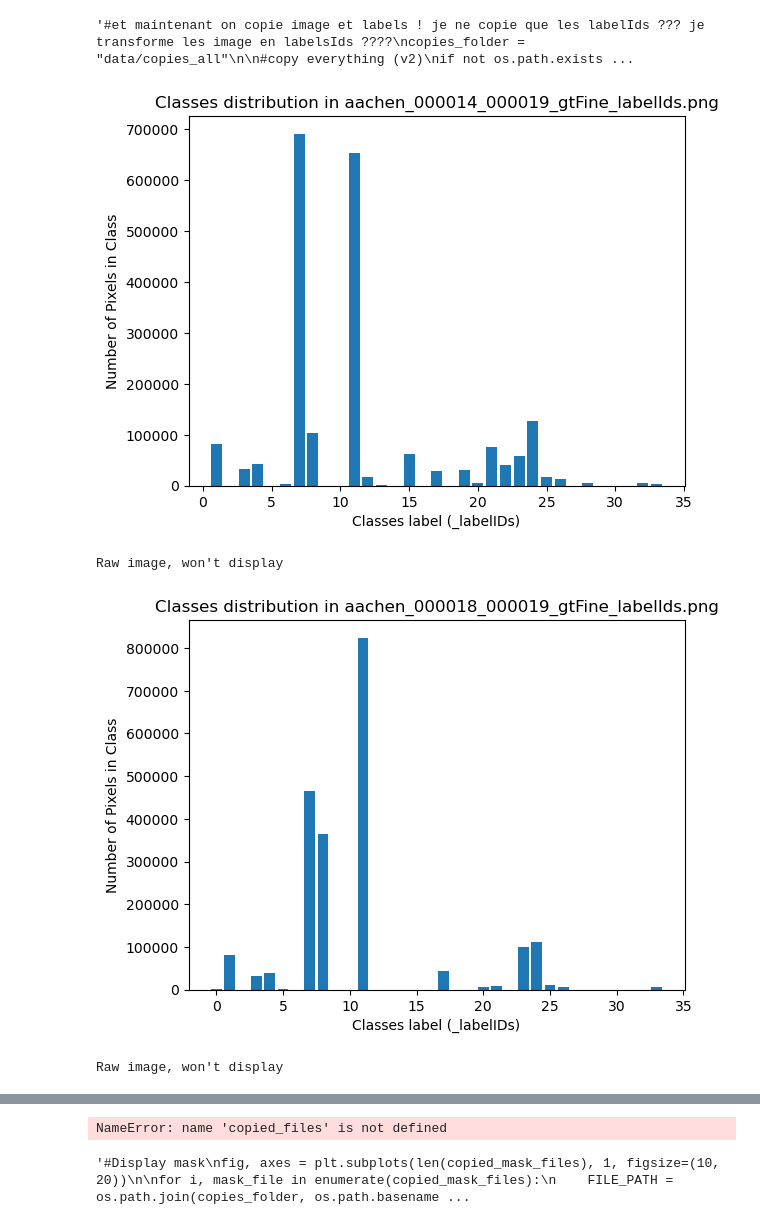
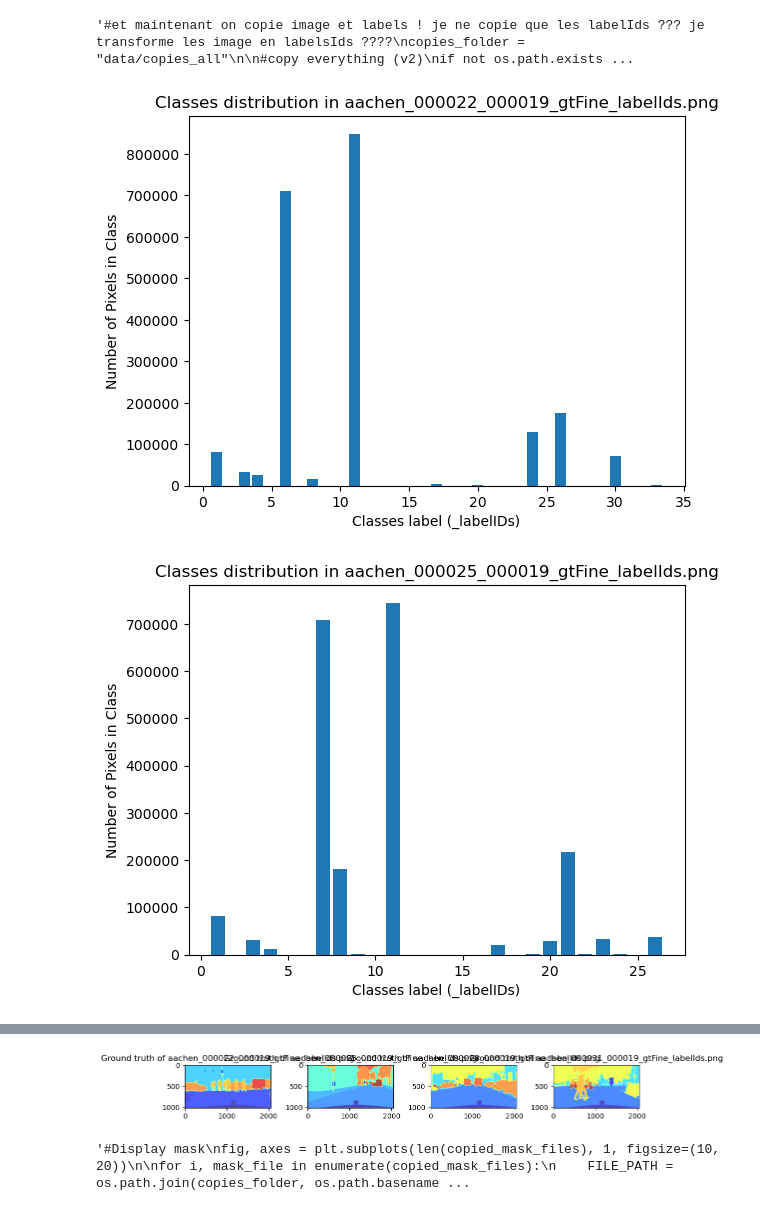
Before and after one commit to Apoxys/OCR-AIEngineer-P8, a Jupyter notebook: Exploration Notebook.ipynb, the cells around one changed output, grey strips where cells are left out. Saved outputs shown, nothing was run; the diff lists cells and outputs as text; code cells hidden in the pictures.

```diff
--- a/Exploration Notebook.ipynb
+++ b/Exploration Notebook.ipynb
@@ -395,28 +401,28 @@ else:
 '#et maintenant on copie image et labels ! je ne copie que les labelIds ??? je transforme les image en labelsIds ????\ncopies_folder = "data/copies_all"\n\n#copy everything (v2)\nif not os.path.exists ...
 # %%
 #display class distribution of a few files to ensure results
+copies_folder = "data/train/masks"
+
 copied_files = sorted(os.listdir(copies_folder))[:4]
 
 #classes counter
 for file in copied_files:
     if file.endswith("_labelIds.png"):
         FILE_PATH = os.path.join(copies_folder, file)
         #print(FILE_PATH)
 
         class_counts = Counter()
 
         mask = cv2.imread(FILE_PATH, cv2.IMREAD_GRAYSCALE)
         class_counts.update(mask.flatten())
 
         plt.bar(class_counts.keys(), class_counts.values())
         plt.xlabel("Classes label (_labelIDs)")
         plt.ylabel("Number of Pixels in Class")
         plt.title(f"Classes distribution in {file}")
         plt.show()
     else:
         print("Raw image, won't display")
 # %% [output]
-[figure, old version]
+[figure, new version]
-Raw image, won't display
-[figure, old version]
+[figure, new version]
-Raw image, won't display
@@ -441,7 +449,7 @@ for i, file in enumerate(copied_files):
 plt.tight_layout()
 plt.show()
 # %% [output]
-NameError: name 'copied_files' is not defined
+[figure, added]
 # %%
 """#Display mask
 fig, axes = plt.subplots(len(copied_mask_files), 1, figsize=(10, 20))
```
Also changed, not shown: parts of 90 cells of this notebook, 2 other files.
